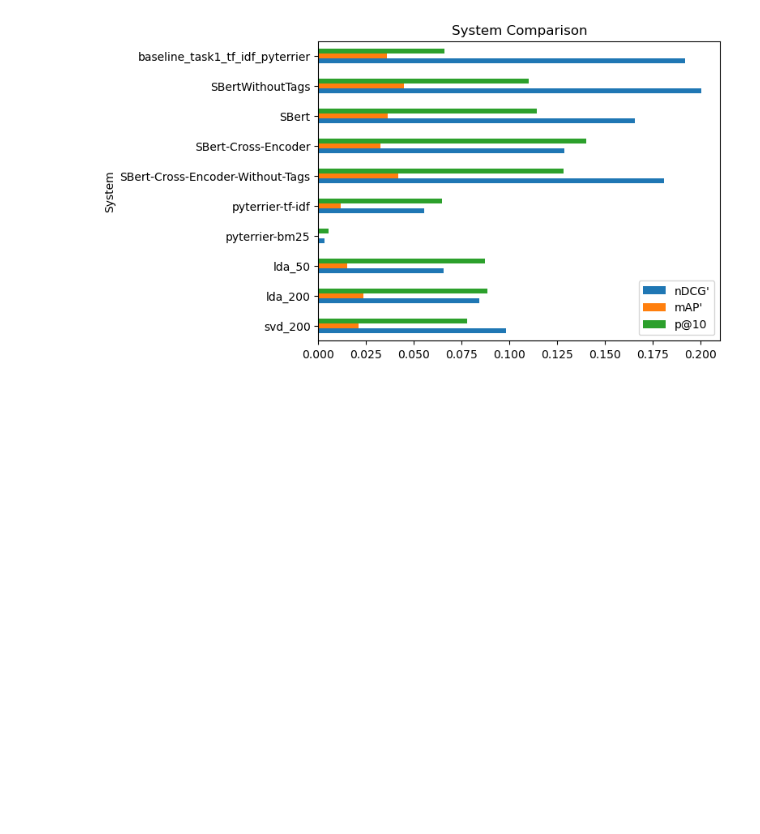
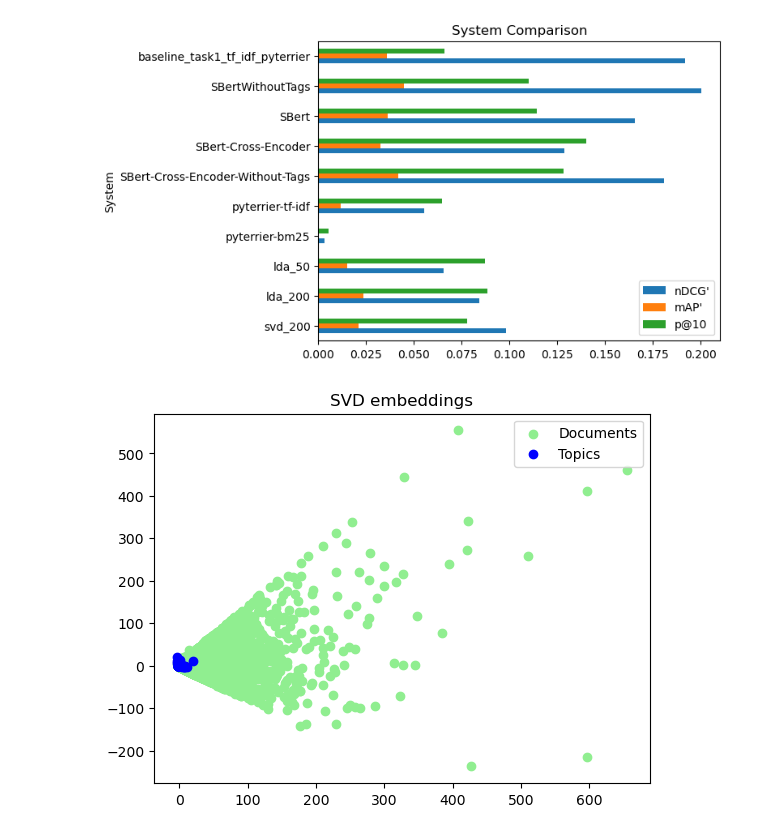
Before and after one commit to Niklas-23/information-retrieval, a Jupyter notebook: notebooks/results_lda_svd.ipynb, the cells around one changed output. Saved outputs shown, nothing was run; the diff lists cells and outputs as text; code cells hidden in the pictures; blank space fills up the shorter version.

```diff
--- a/notebooks/results_lda.ipynb
+++ b/notebooks/results_lda_svd.ipynb
@@ -48,3 +48,17 @@ plot
 fig = plot.get_figure()
 fig.tight_layout()
 fig.savefig("results.png", dpi=200)
+# %%
+embeddings_answers= np.load("../arqmath_dataset/model_embeddings/svd_embedding_answers.npy")
+embeddings_topics = np.load("../arqmath_dataset/model_embeddings/svd_topics_embedding.npy")
+pca = PCA(n_components=2)
+answers = pd.DataFrame(pca.fit_transform(embeddings_answers))
+topics = pd.DataFrame(pca.fit_transform(embeddings_topics))
+plt.scatter(answers[0], answers[1], label="Documents", c="lightgreen")
+plt.scatter(topics[0], topics[1], label="Topics", c="blue")
+plt.title("SVD embeddings")
+plt.legend()
+plt.savefig("svd_embedding.png", dpi=300)
+plt.show()
+# %% [output]
+[figure, added]
```
Also changed, not shown: 4 other files.
